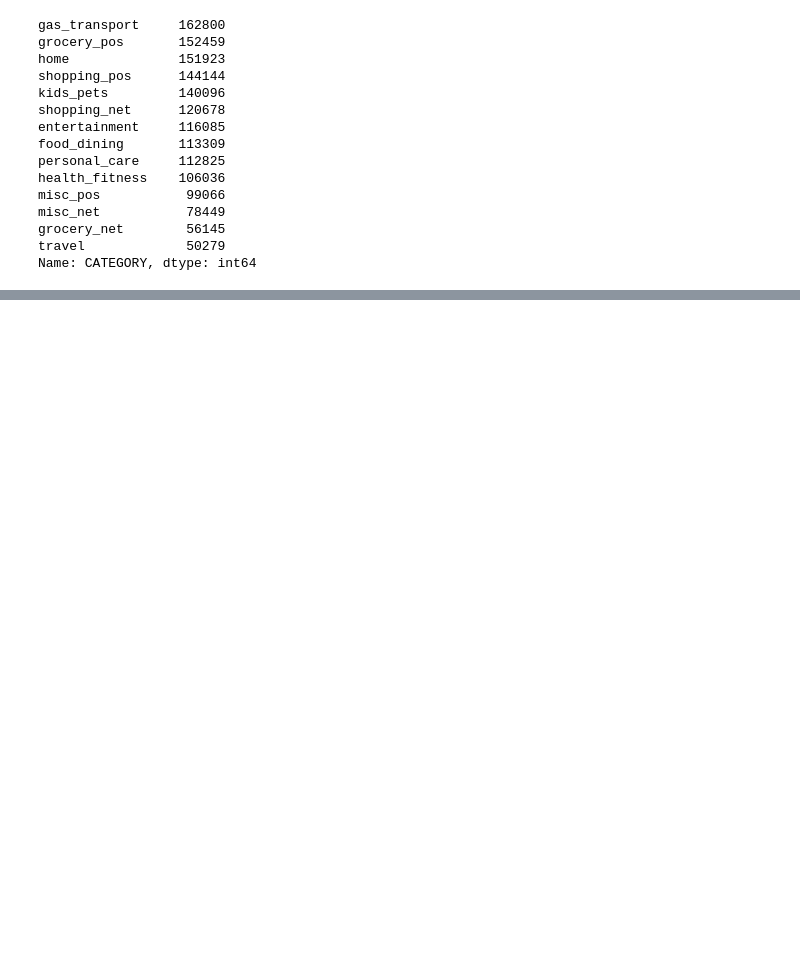
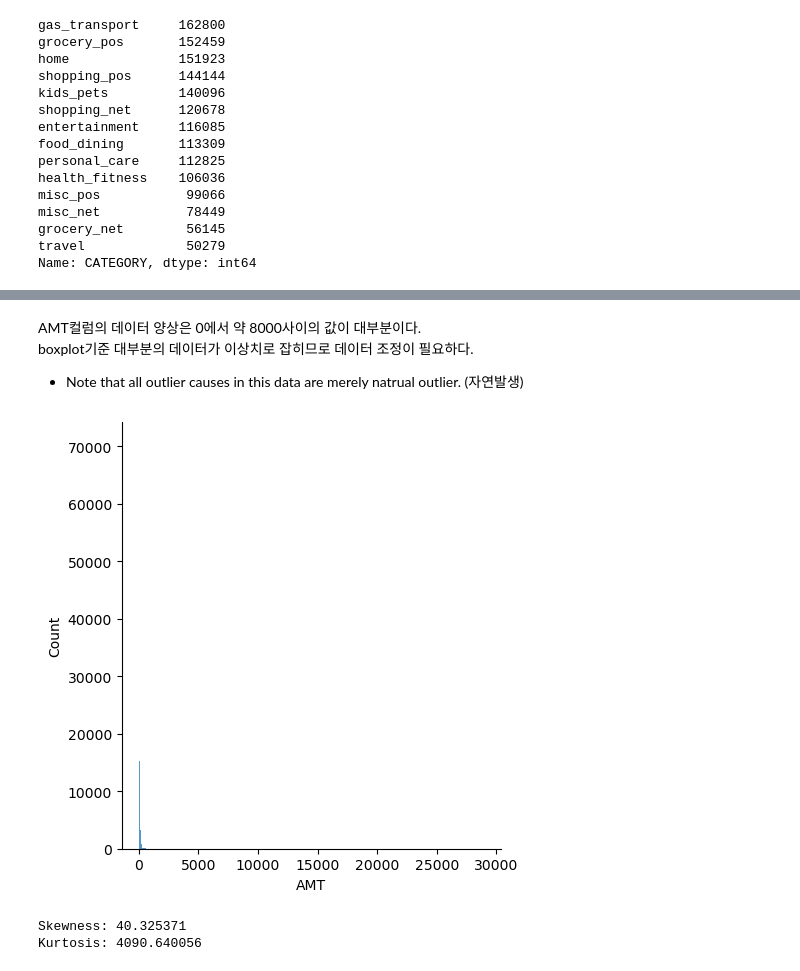
Before and after one commit to skmanzg/FraudDectectionProject2023, a Jupyter notebook: Data_Wrangling_part2.ipynb, the cells around one changed output, grey strips where cells are left out. Cells and saved outputs as stored; diff of their text form; code cells hidden in the pictures; blank space fills up the shorter version.

```diff
--- a/Data_Wrangling_part2.ipynb
+++ b/Data_Wrangling_part2.ipynb
@@ -97,0 +306,14 @@ memory usage: 111.7+ MB
+# %% [markdown]
+AMT컬럼의 데이터 양상은 0에서 약 8000사이의 값이 대부분이다.
+boxplot기준 대부분의 데이터가 이상치로 잡히므로 데이터 조정이 필요하다.
+
+* Note that all outlier causes in this data are merely natrual outlier. (자연발생)
+# %%
+sns.displot(df['AMT'])
+plt.show()
+print("Skewness: %f" % df['AMT'].skew())
+print("Kurtosis: %f" % df['AMT'].kurt())
+# %% [output]
+[figure, added]
+Skewness: 40.325371
+Kurtosis: 4090.640056
```
Also changed, not shown: parts of 62 cells of this notebook, 2 other files.
